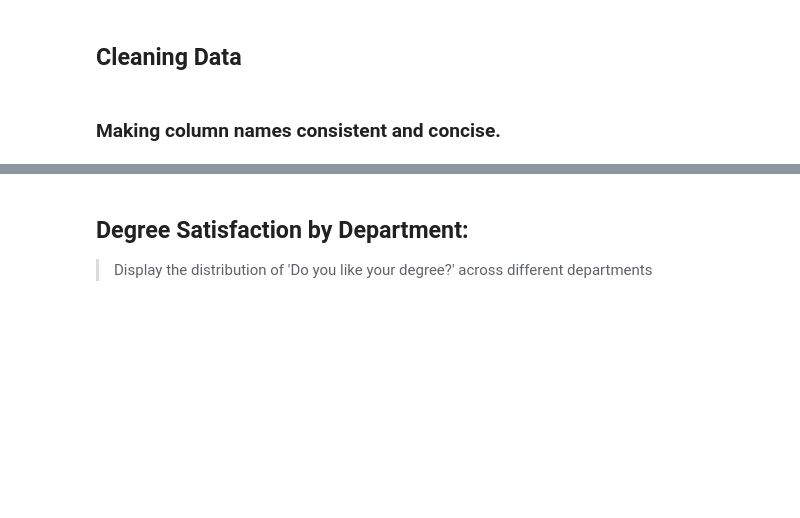
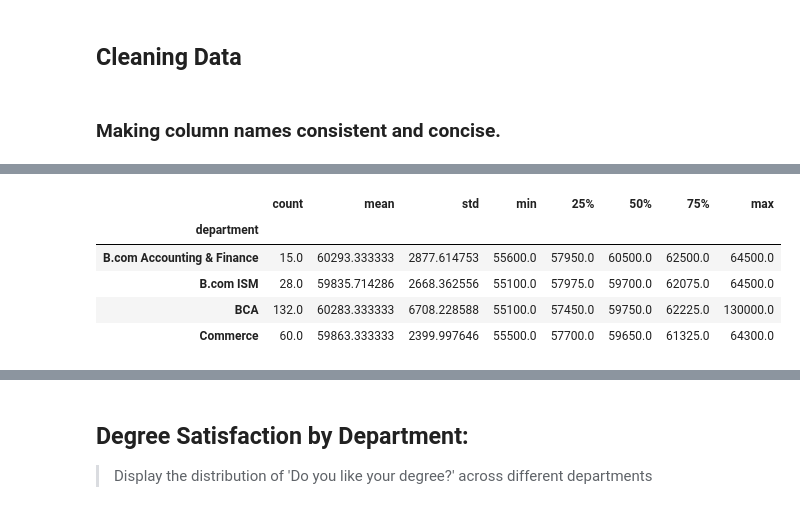
Before and after one commit to Claytor/vandy, a Jupyter notebook: notebooks/eda.ipynb, the cells around one changed output, grey strips where cells are left out. Saved outputs shown, nothing was run; the diff lists cells and outputs as text; code cells hidden in the pictures; blank space fills up the shorter version.

```diff
--- a/notebooks/eda.ipynb
+++ b/notebooks/eda.ipynb
@@ -192,0 +231,10 @@ travel_daily_mapping = {
+# %%
+# Salary Expectations Descriptives
+df.groupby('department')['salary_expected'].describe()
+# %% [output]
+|  | count | mean | std | min | 25% | 50% | 75% | max |
+| department |  |  |  |  |  |  |  |  |
+| B.com Accounting & Finance | 15.0 | 60293.333333 | 2877.614753 | 55600.0 | 57950.0 | 60500.0 | 62500.0 | 64500.0 |
+| B.com ISM | 28.0 | 59835.714286 | 2668.362556 | 55100.0 | 57975.0 | 59700.0 | 62075.0 | 64500.0 |
+| BCA | 132.0 | 60283.333333 | 6708.228588 | 55100.0 | 57450.0 | 59750.0 | 62225.0 | 130000.0 |
+| Commerce | 60.0 | 59863.333333 | 2399.997646 | 55500.0 | 57700.0 | 59650.0 | 61325.0 | 64300.0 |
```
Also changed, not shown: parts of 35 cells of this notebook.
